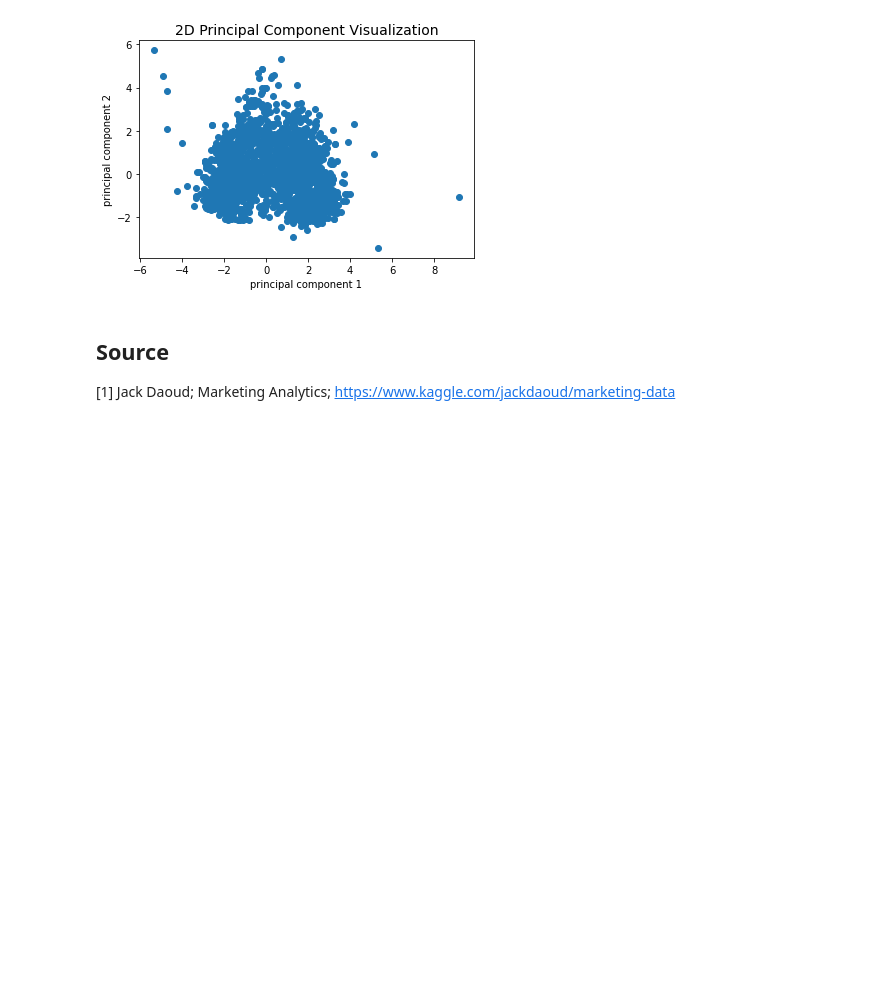
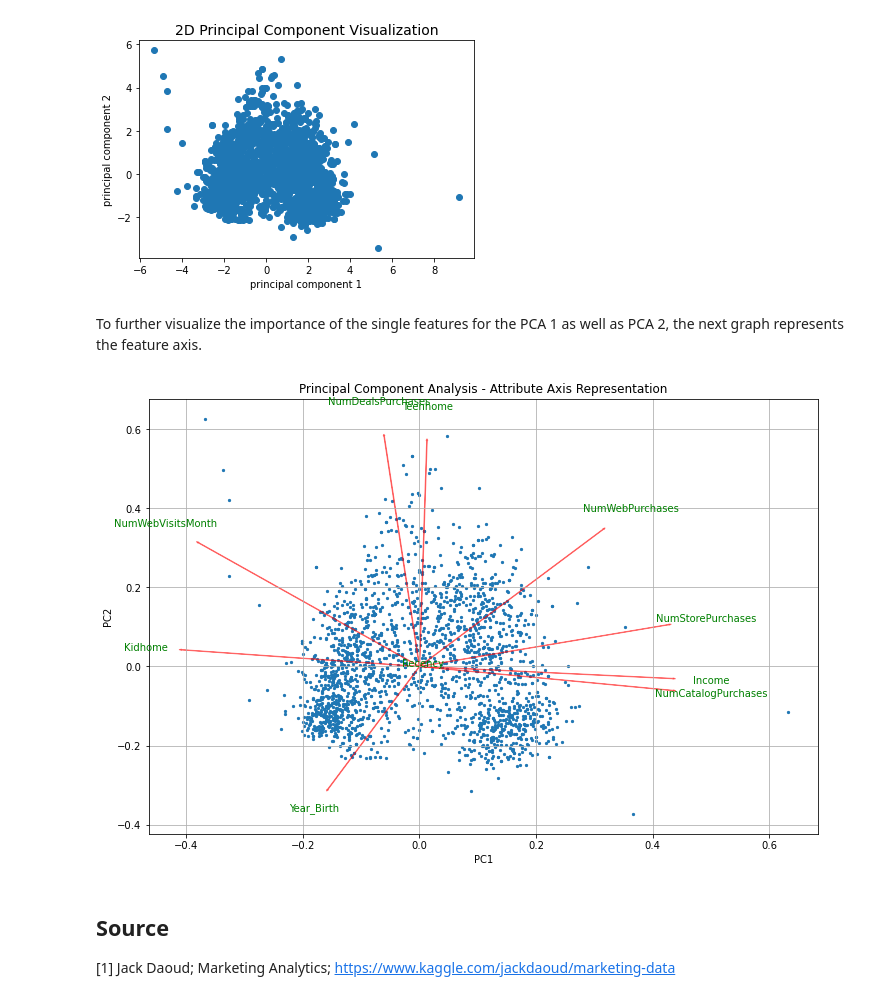
Before and after one commit to JFando/Data_Visualization, a Jupyter notebook: Homework_7.ipynb, the cells around one changed output. Drawn from its saved outputs; the diff is of its cells as text; code cells hidden in the pictures; blank space fills up the shorter version.

```diff
--- a/Homework_7.ipynb
+++ b/Homework_7.ipynb
@@ -111,6 +111,37 @@ plt.ylabel('principal component 2')
 plt.title('2D Principal Component Visualization', size=14);
 # %% [output]
 [figure]
+# %% [markdown]
+To further visualize the importance of the single features for the PCA 1 as well as PCA 2, the next graph represents the feature axis.
+# %%
+from sklearn.decomposition import PCA
+pcamodel = PCA(n_components=5)
+pca = pcamodel.fit_transform(df_scaled)
+plt.figure(figsize = (12,8))
+plt.title("Principal Component Analysis - Attribute Axis Representation");
+
+def axis_representation(score,coeff,labels=None):
+    xs = score[:,0]
+    ys = score[:,1]
+    n = coeff.shape[0]
+    scalex = 1.0/(xs.max() - xs.min())
+    scaley = 1.0/(ys.max() - ys.min())
+    plt.scatter(xs * scalex,ys * scaley,s=5)
+    for i in range(n):
+        plt.arrow(0, 0, coeff[i,0], coeff[i,1],color = 'r',alpha = 0.5)
+        if labels is None:
+            plt.text(coeff[i,0]* 1.15, coeff[i,1] * 1.15, "Var"+str(i+1), color = 'green', ha = 'center', va = 'center')
+        else:
+            plt.text(coeff[i,0]* 1.15, coeff[i,1] * 1.15, labels[i], color = 'g', ha = 'center', va = 'center')
+
+    plt.xlabel("PC{}".format(1))
+    plt.ylabel("PC{}".format(2))
+    plt.grid()
+
+axis_representation(pca[:,0:2],np.transpose(pcamodel.components_[0:2, :]),list(ldg.index))
+plt.show()
+# %% [output]
+[figure, added]
 # %% [markdown]
 ## Source
 
```
